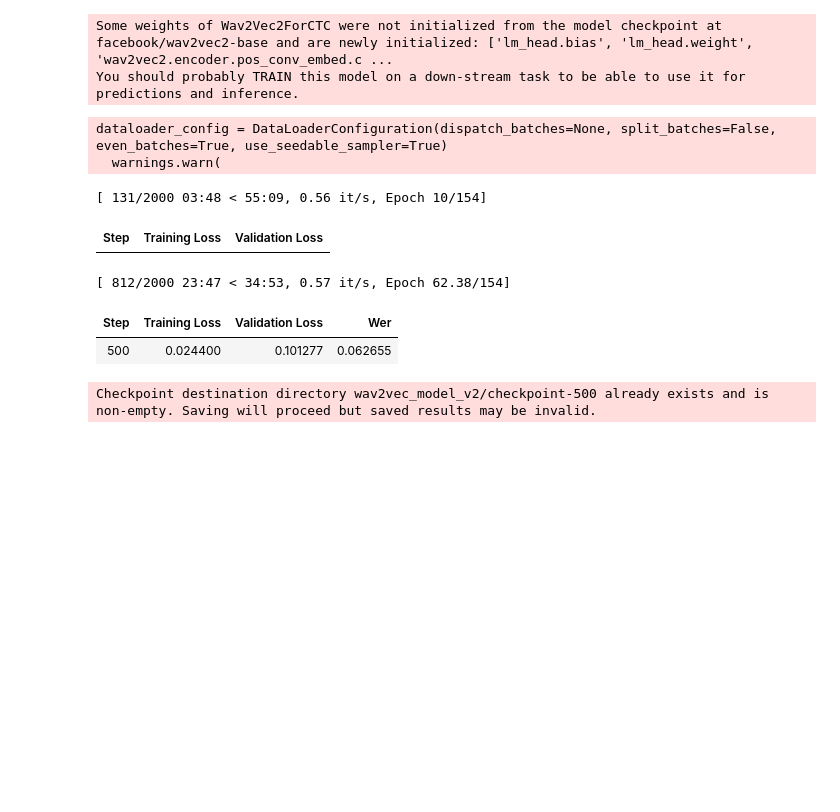
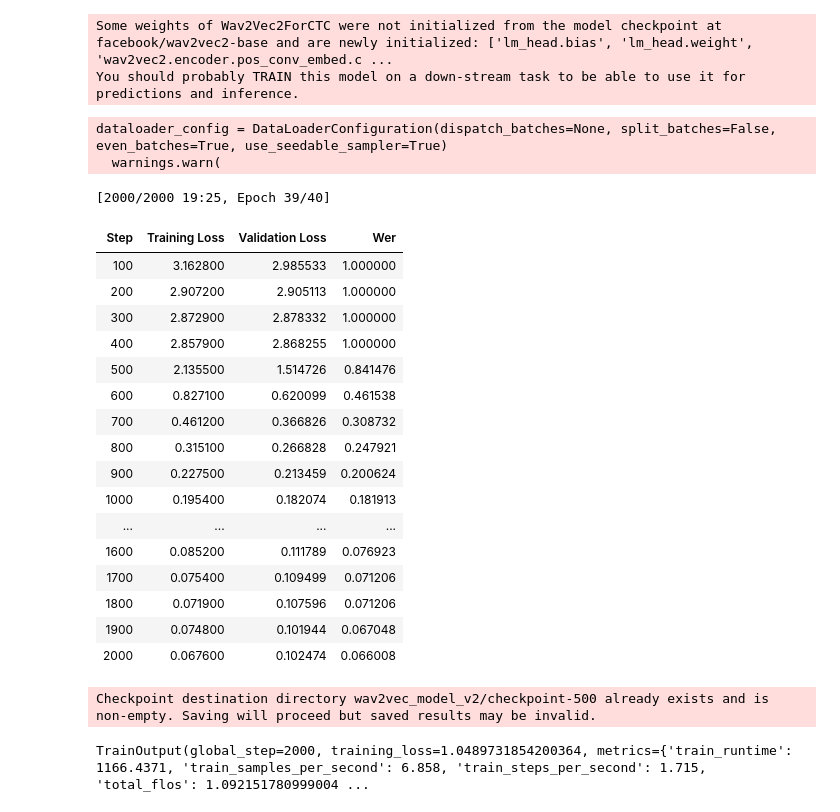
Before and after one commit to karank85/speech-recognition, a Jupyter notebook: Project2_DL_Speech_Recognition.ipynb, the cells around one changed output. Drawn from its saved outputs; the diff is of its cells as text; code cells hidden in the pictures; blank space fills up the shorter version.

Commit message:
succesfull trained model on test data

```diff
--- a/Project2_DL_Speech_Recognition.ipynb
+++ b/Project2_DL_Speech_Recognition.ipynb
@@ -238,15 +238,16 @@ wer_metric = evaluate.load("wer")
 import numpy as np
 
 def compute_metrics(pred):
+    # Compute predicted labels
     pred_logits = pred.predictions
     pred_ids = np.argmax(pred_logits, axis=-1)
+    pred_str = processor.batch_decode(pred_ids)
 
-    pred.label_ids[pred.label_ids == -100] = processor.tokenizer.pad_token_id
+    # Replace -100 with pad token ID in true labels
+    true_labels = np.where(pred.label_ids == -100, processor.tokenizer.pad_token_id, pred.label_ids)
+    true_str = processor.batch_decode(true_labels, group_tokens=False)
 
-    pred_str = processor.batch_decode(pred_ids)
-    label_str = processor.batch_decode(pred.label_ids, group_tokens=False)
-
-    wer = wer_metric.compute(predictions=pred_str, references=label_str)
+    wer = wer_metric.compute(predictions=pred_str, references=true_str)
 
     return {"wer": wer}
 # %%
@@ -267,42 +268,74 @@ model.freeze_feature_extractor()
 # %%
 from transformers import TrainingArguments, Trainer
 
+# REAL TRAINING ARGUMENTS
+# training_args = TrainingArguments(
+#     output_dir="wav2vec_model_v2",  # Output directory to save model checkpoints and logs
+#     group_by_length=True,  # Group samples of roughly the same length together to minimize padding
+#     per_device_train_batch_size=16,  # Batch size per GPU/device during training
+#     evaluation_strategy="steps",  # Evaluate every `eval_steps`
+#     fp16=True,  # Use mixed precision training with automatic mixed precision scaler
+#     save_steps=500,  # Save model checkpoint every `save_steps`
+#     eval_steps=500,  # Evaluate model every `eval_steps`
+#     logging_steps=100,  # Log training metrics every `logging_steps`
+#     learning_rate=1e-4,  # Learning rate
+#     weight_decay=0.01,  # Weight decay to prevent overfitting
+#     warmup_steps=500,  # Warmup steps for learning rate scheduler
+#     save_total_limit=2,  # Limit the total number of saved checkpoints
+#     max_steps=10000,  # Maximum number of training steps
+# )
+
+# TEST TRAINING ARGUMENTS
 training_args = TrainingArguments(
     output_dir="wav2vec_model_v2",  # Output directory to save model checkpoints and logs
     group_by_length=True,  # Group samples of roughly the same length together to minimize padding
-    per_device_train_batch_size=16,  # Batch size per GPU/device during training
+    per_device_train_batch_size=4,  # Batch size per GPU/device during training
     evaluation_strategy="steps",  # Evaluate every `eval_steps`
     fp16=True,  # Use mixed precision training with automatic mixed precision scaler
-    save_steps=500,  # Save model checkpoint every `save_steps`
-    eval_steps=500,  # Evaluate model every `eval_steps`
-    logging_steps=100,  # Log training metrics every `logging_steps`
-    learning_rate=1e-4,  # Learning rate
-    weight_decay=0.01,  # Weight decay to prevent overfitting
-    warmup_steps=500,  # Warmup steps for learning rate scheduler
-    save_total_limit=2,  # Limit the total number of saved checkpoints
+    save_steps=100,  # Save model checkpoint every `save_steps`
+    eval_steps=100,  # Evaluate model every `eval_steps`
+    logging_steps=50,  # Log training metrics every `logging_steps`
+    learning_rate=5e-5,  # Learning rate
+    weight_decay=0.001,  # Weight decay to prevent overfitting
+    warmup_steps=100,  # Warmup steps for learning rate scheduler
+    save_total_limit=1,  # Limit the total number of saved checkpoints
     max_steps=2000,  # Maximum number of training steps
 )
 
 # Define Trainer
 trainer = Trainer(
     model=model,  # Model to be trained
     args=training_args,  # Training arguments
     train_dataset=encoded_datasets["train"],  # Training dataset
     eval_dataset=encoded_datasets["test"],  # Evaluation dataset
     tokenizer=processor,  # Tokenizer for preprocessing inputs
     data_collator=data_collator,  # Data collator for batching and padding
     compute_metrics=compute_metrics,  # Function to compute evaluation metrics
 )
 
 trainer.train()
 # %% [output]
 dataloader_config = DataLoaderConfiguration(dispatch_batches=None, split_batches=False, even_batches=True, use_seedable_sampler=True)
   warnings.warn(
-[ 131/2000 03:48 < 55:09, 0.56 it/s, Epoch 10/154]
+[2000/2000 19:25, Epoch 39/40]
-| Step | Training Loss | Validation Loss |
+| Step | Training Loss | Validation Loss | Wer |
+| 100 | 3.162800 | 2.985533 | 1.000000 |
+| 200 | 2.907200 | 2.905113 | 1.000000 |
+| 300 | 2.872900 | 2.878332 | 1.000000 |
+| 400 | 2.857900 | 2.868255 | 1.000000 |
+| 500 | 2.135500 | 1.514726 | 0.841476 |
+| 600 | 0.827100 | 0.620099 | 0.461538 |
+| 700 | 0.461200 | 0.366826 | 0.308732 |
+| 800 | 0.315100 | 0.266828 | 0.247921 |
+| 900 | 0.227500 | 0.213459 | 0.200624 |
+| 1000 | 0.195400 | 0.182074 | 0.181913 |
+| ... | ... | ... | ... |
+| 1600 | 0.085200 | 0.111789 | 0.076923 |
+| 1700 | 0.075400 | 0.109499 | 0.071206 |
+| 1800 | 0.071900 | 0.107596 | 0.071206 |
+| 1900 | 0.074800 | 0.101944 | 0.067048 |
+| 2000 | 0.067600 | 0.102474 | 0.066008 |
-[ 812/2000 23:47 < 34:53, 0.57 it/s, Epoch 62.38/154]
+Checkpoint destination directory wav2vec_model_v2/checkpoint-500 already exists and is non-empty. Saving will proceed but saved results may be invalid.
-| Step | Training Loss | Validation Loss | Wer |
-| 500 | 0.024400 | 0.101277 | 0.062655 |
-Checkpoint destination directory wav2vec_model_v2/checkpoint-500 already exists and is non-empty. Saving will proceed but saved results may be invalid.
+TrainOutput(global_step=2000, training_loss=1.0489731854200364, metrics={'train_runtime': 1166.4371, 'train_samples_per_second': 6.858, 'train_steps_per_second': 1.715, 'total_flos': 1.092151780999004 ...
 # %%
 class ModelEngine:
```
Also changed, not shown: parts of 2 cells of this notebook.
